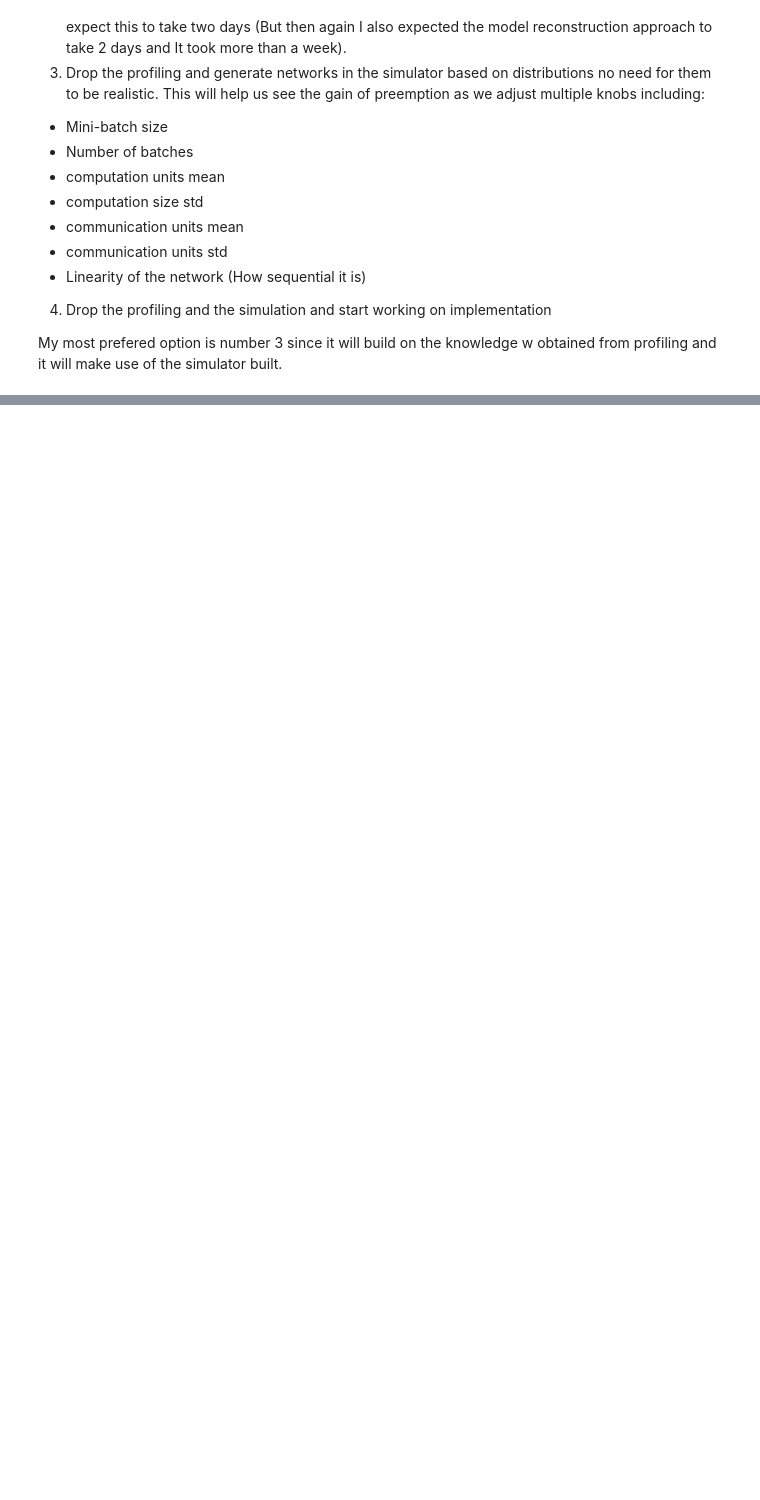
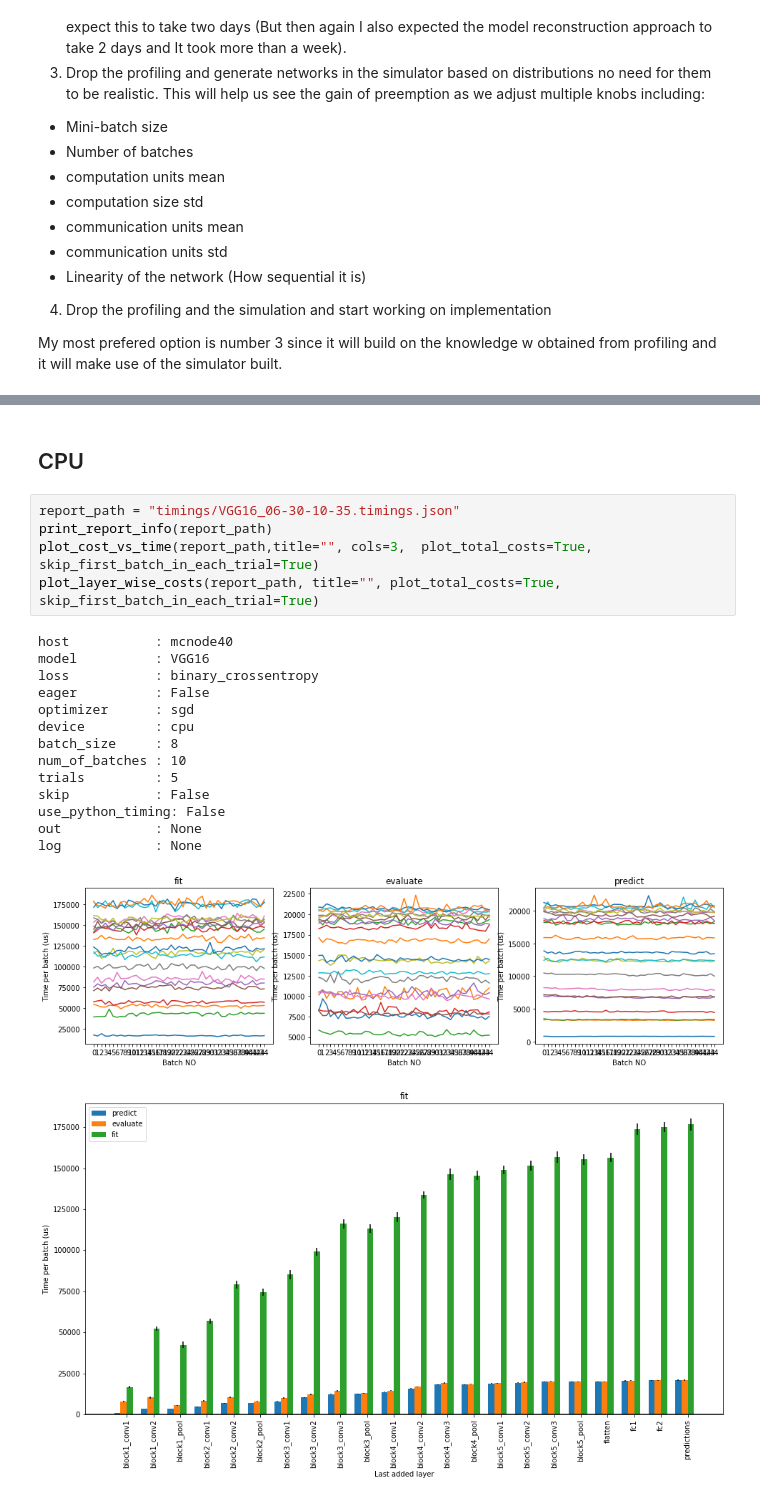
Before and after one commit to ChenYuHo/schedule-simulator, a Jupyter notebook: model_extraction/Layer wise cost profiling using model reconstruction report.ipynb, the cells around one changed output, grey strips where cells are left out. Saved outputs shown, nothing was run; the diff lists cells and outputs as text; blank space fills up the shorter version.

```diff
--- a/model_extraction/Layer wise cost profiling using model reconstruction report.ipynb
+++ b/model_extraction/Layer wise cost profiling using model reconstruction report.ipynb
@@ -571,0 +619,23 @@ My most prefered option is number 3 since it will build on the knowledge w obtai
+# %% [markdown]
+## CPU
+# %%
+report_path = "timings/VGG16_06-30-10-35.timings.json"
+print_report_info(report_path)
+plot_cost_vs_time(report_path,title="", cols=3,  plot_total_costs=True, skip_first_batch_in_each_trial=True)
+plot_layer_wise_costs(report_path, title="", plot_total_costs=True, skip_first_batch_in_each_trial=True)
+# %% [output]
+host           : mcnode40
+model          : VGG16
+loss           : binary_crossentropy
+eager          : False
+optimizer      : sgd
+device         : cpu
+batch_size     : 8
+num_of_batches : 10
+trials         : 5
+skip           : False
+use_python_timing: False
+out            : None
+log            : None
+[figure, added]
+[figure, added]
```
Also changed, not shown: parts of 9 cells of this notebook, 17 other files.
